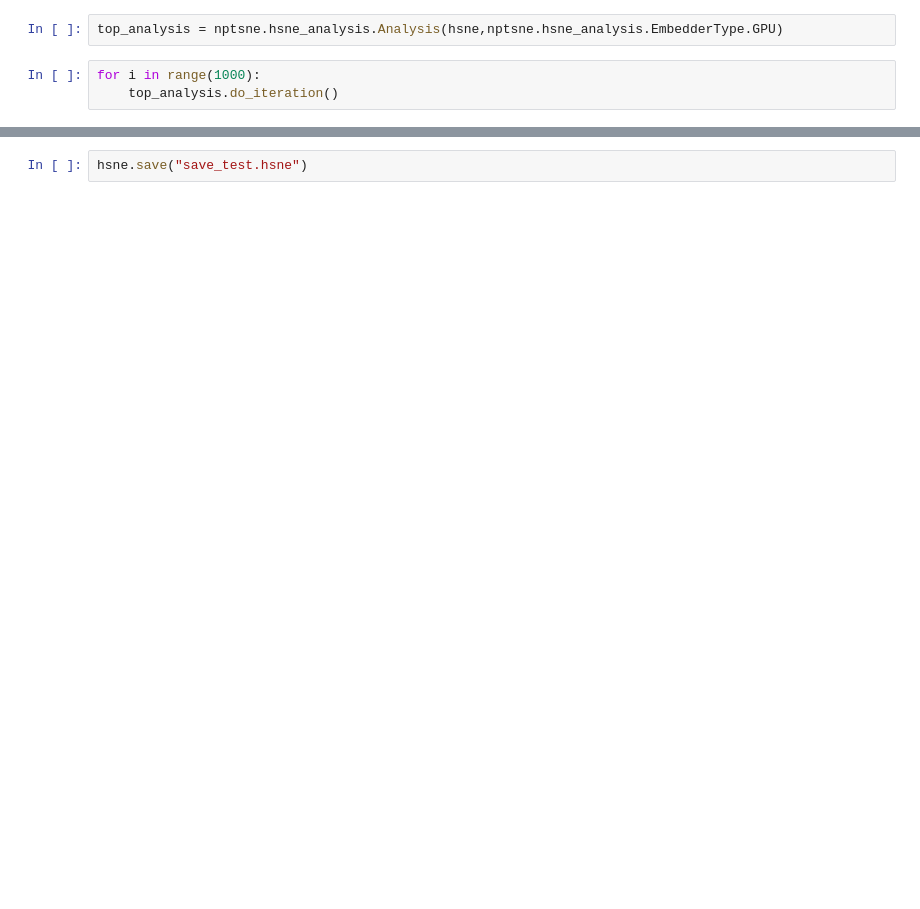
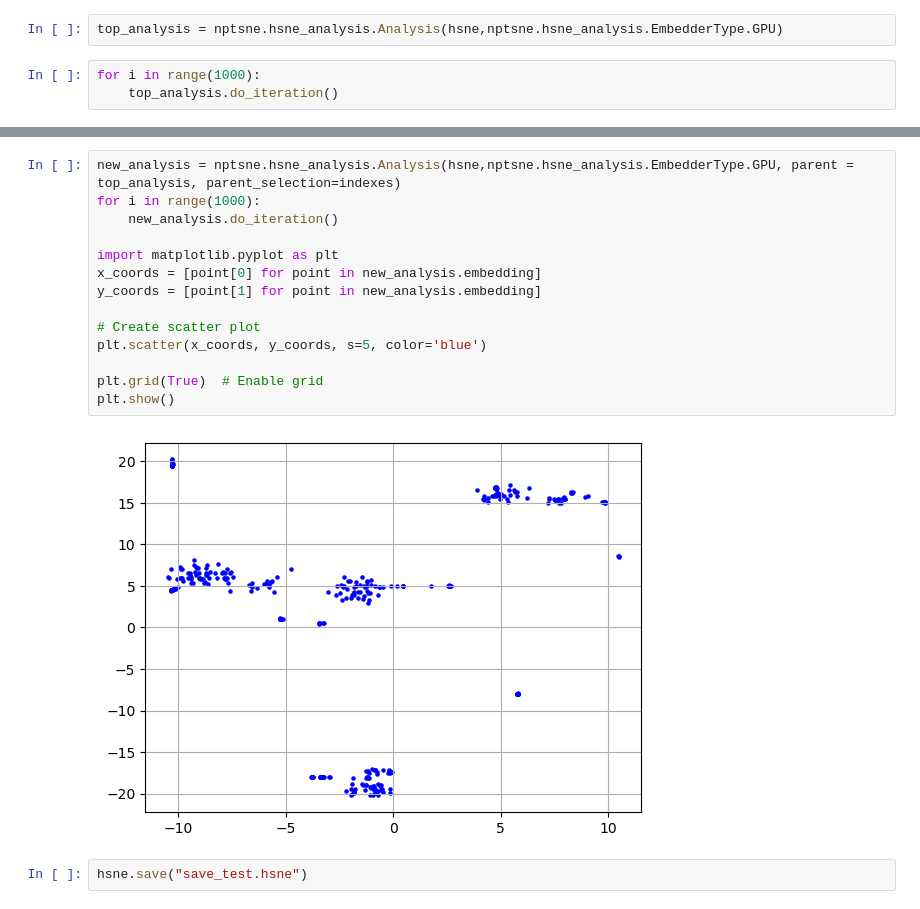
Before and after one commit to alexandrubobe/msc, a Jupyter notebook: ExtendedHSNEDemo/Experiments.ipynb, the cells around one changed output, grey strips where cells are left out. Saved outputs shown, nothing was run; the diff lists cells and outputs as text; blank space fills up the shorter version.

```diff
--- a/ExtendedHSNEDemo/Experiments.ipynb
+++ b/ExtendedHSNEDemo/Experiments.ipynb
@@ -76,2 +82,18 @@ plt.show()
+# %%
+new_analysis = nptsne.hsne_analysis.Analysis(hsne,nptsne.hsne_analysis.EmbedderType.GPU, parent = top_analysis, parent_selection=indexes)
+for i in range(1000):
+    new_analysis.do_iteration()
+
+import matplotlib.pyplot as plt
+x_coords = [point[0] for point in new_analysis.embedding]
+y_coords = [point[1] for point in new_analysis.embedding]
+
+# Create scatter plot
+plt.scatter(x_coords, y_coords, s=5, color='blue')
+
+plt.grid(True)  # Enable grid
+plt.show()
+# %% [output]
+[figure, added]
 # %%
 hsne.save("save_test.hsne")
```
Also changed, not shown: parts of 7 cells of this notebook, 1 other file.
